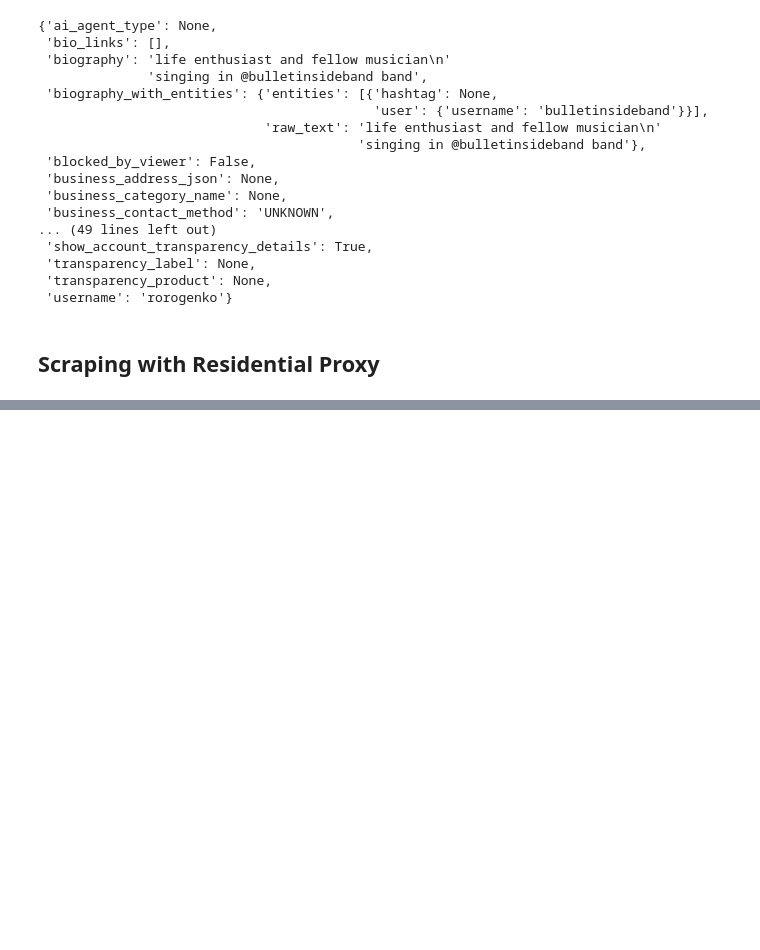
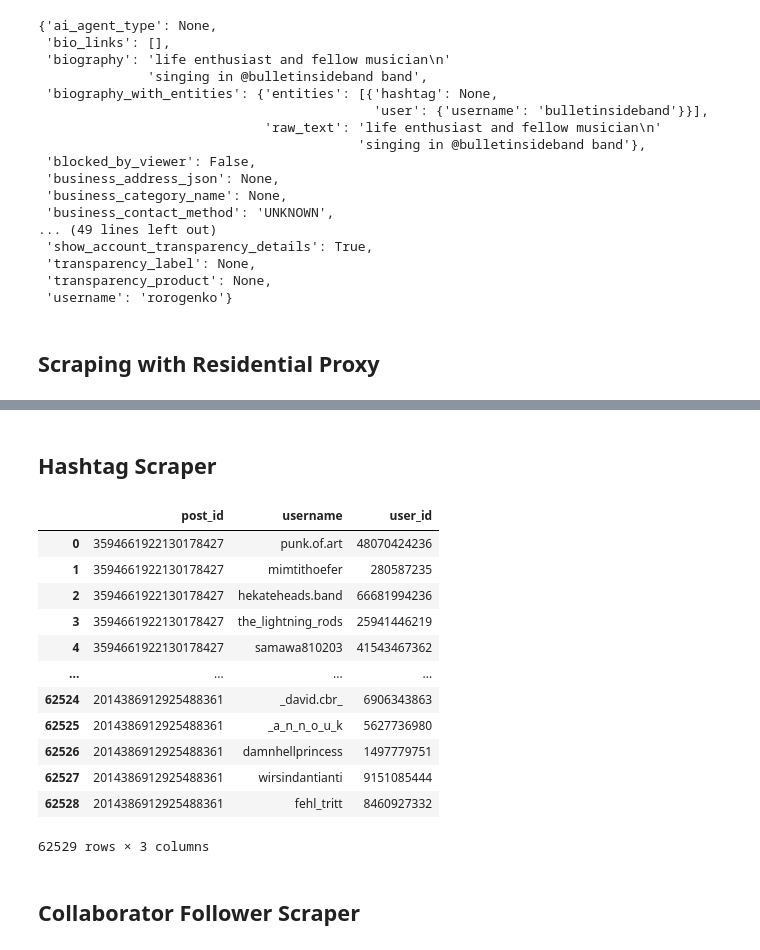
Before and after one commit to NiklNKL/dj-gpt, a Jupyter notebook: insta_scraping/scraping_notebooks/instaloader_scraping.ipynb, the cells around one changed output, grey strips where cells are left out. Cells and saved outputs as stored; diff of their text form; code cells hidden in the pictures; blank space fills up the shorter version.

Commit message:
scraped all likes from all posts and added as parquet to filtered datasets

```diff
--- a/insta_scraping/scraping_notebooks/instaloader_scraping.ipynb
+++ b/insta_scraping/scraping_notebooks/instaloader_scraping.ipynb
@@ -272,0 +272,2 @@ KeyboardInterrupt:
+# %% [markdown]
+## Hashtag Scraper
@@ -272,0 +345,21 @@ KeyboardInterrupt:
+# %%
+import pandas as pd
+all_likes_df = pd.read_csv("all_post_likes.csv")
+display(all_likes_df)
+all_likes_df.to_parquet("filtered_datasets/all_post_likes.parquet", index=False)
+# %% [output]
+|  | post_id | username | user_id |
+| 0 | 3594661922130178427 | punk.of.art | 48070424236 |
+| 1 | 3594661922130178427 | mimtithoefer | 280587235 |
+| 2 | 3594661922130178427 | hekateheads.band | 66681994236 |
+| 3 | 3594661922130178427 | the_lightning_rods | 25941446219 |
+| 4 | 3594661922130178427 | samawa810203 | 41543467362 |
+| ... | ... | ... | ... |
+| 62524 | 2014386912925488361 | _david.cbr_ | 6906343863 |
+| 62525 | 2014386912925488361 | _a_n_n_o_u_k | 5627736980 |
+| 62526 | 2014386912925488361 | damnhellprincess | 1497779751 |
+| 62527 | 2014386912925488361 | wirsindantianti | 9151085444 |
+| 62528 | 2014386912925488361 | fehl_tritt | 8460927332 |
+62529 rows × 3 columns
+# %% [markdown]
+## Collaborator Follower Scraper
```
Also changed, not shown: parts of 2 cells of this notebook, 2 other files.
